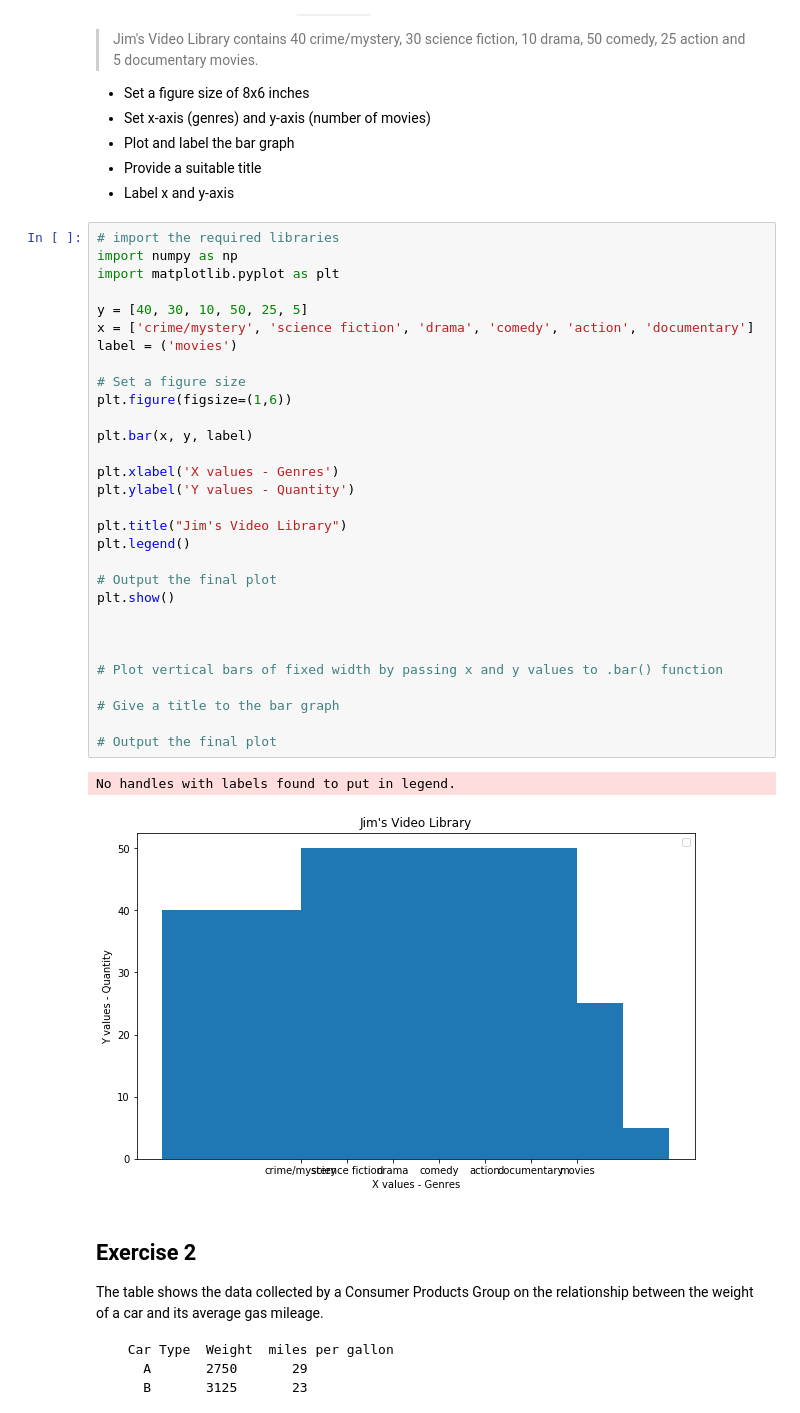
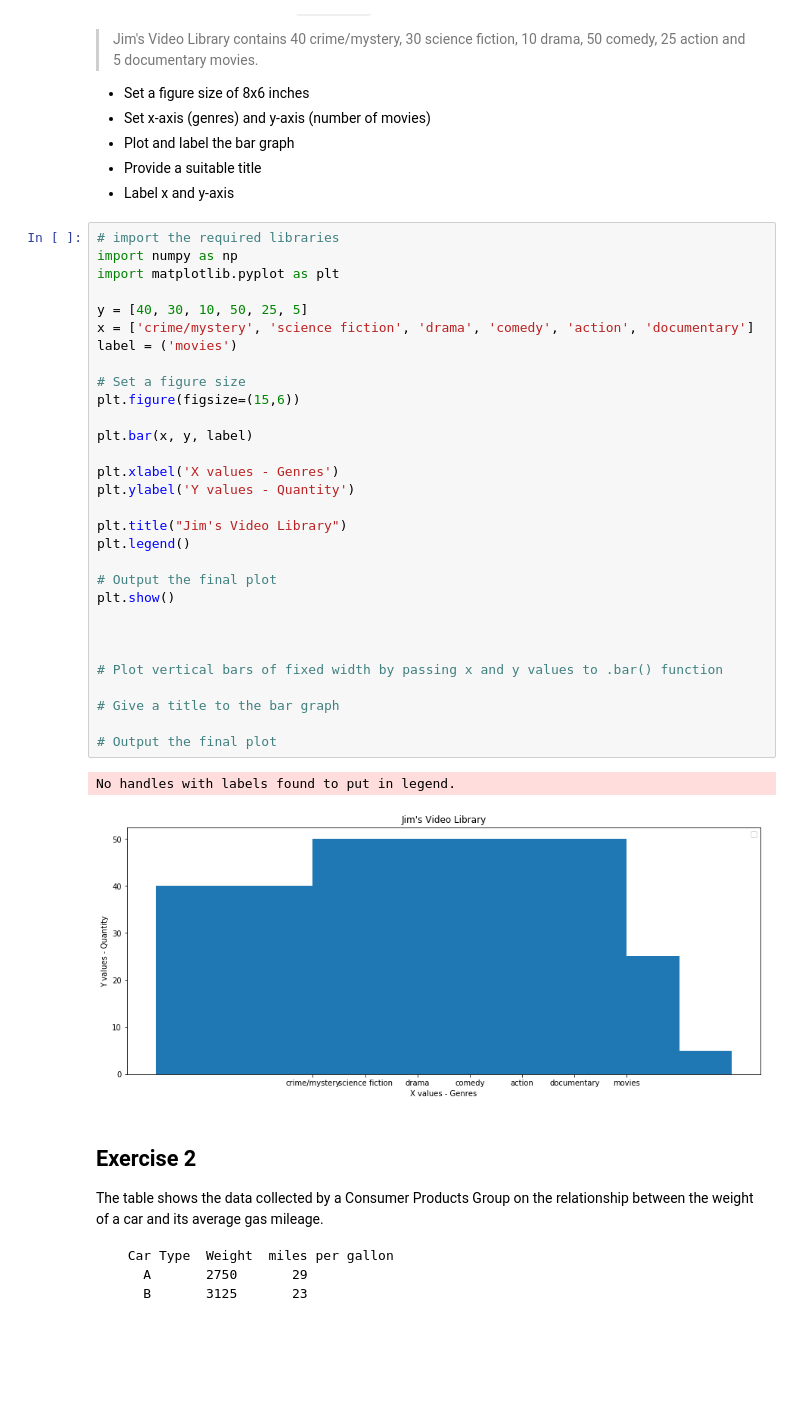
Before and after one commit to Jeremykao7/dsc-0-01-22-visualizing-data-lab-online-ds-sp-000, a Jupyter notebook: index.ipynb, the cells around one changed output. Drawn from its saved outputs; the diff is of its cells as text; blank space fills up the shorter version.

```diff
--- a/index.ipynb
+++ b/index.ipynb
@@ -24,35 +24,35 @@ Make a vertical bar graph using `plt.bar()` for the following set of data:
 # import the required libraries
 import numpy as np
 import matplotlib.pyplot as plt
 
 y = [40, 30, 10, 50, 25, 5]
 x = ['crime/mystery', 'science fiction', 'drama', 'comedy', 'action', 'documentary']
 label = ('movies')
 
 # Set a figure size
-plt.figure(figsize=(1,6))
+plt.figure(figsize=(15,6))
 
 plt.bar(x, y, label)
 
 plt.xlabel('X values - Genres')
 plt.ylabel('Y values - Quantity')
 
 plt.title("Jim's Video Library")
 plt.legend()
 
 # Output the final plot
 plt.show()
 
 
 
 # Plot vertical bars of fixed width by passing x and y values to .bar() function
 
 # Give a title to the bar graph
 
 # Output the final plot
 # %% [output]
 No handles with labels found to put in legend.
-[figure, old version]
+[figure, new version]
 # %% [markdown]
 ## Exercise 2
 
```
